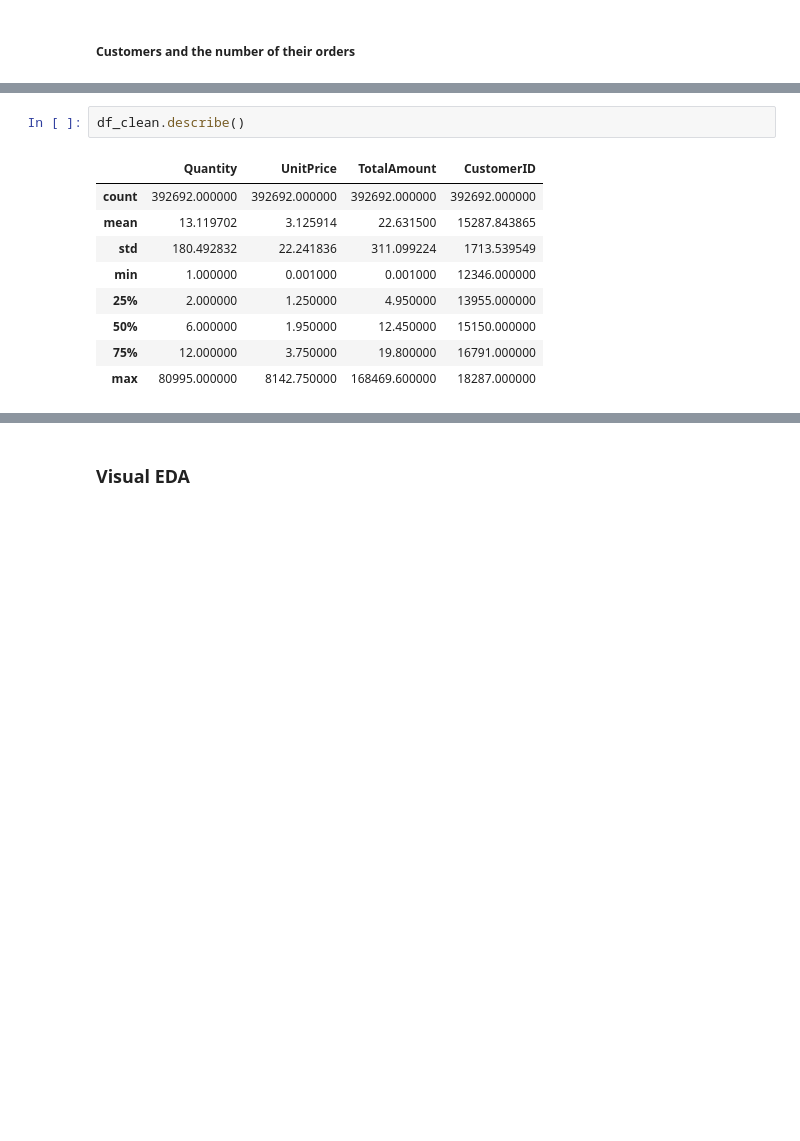
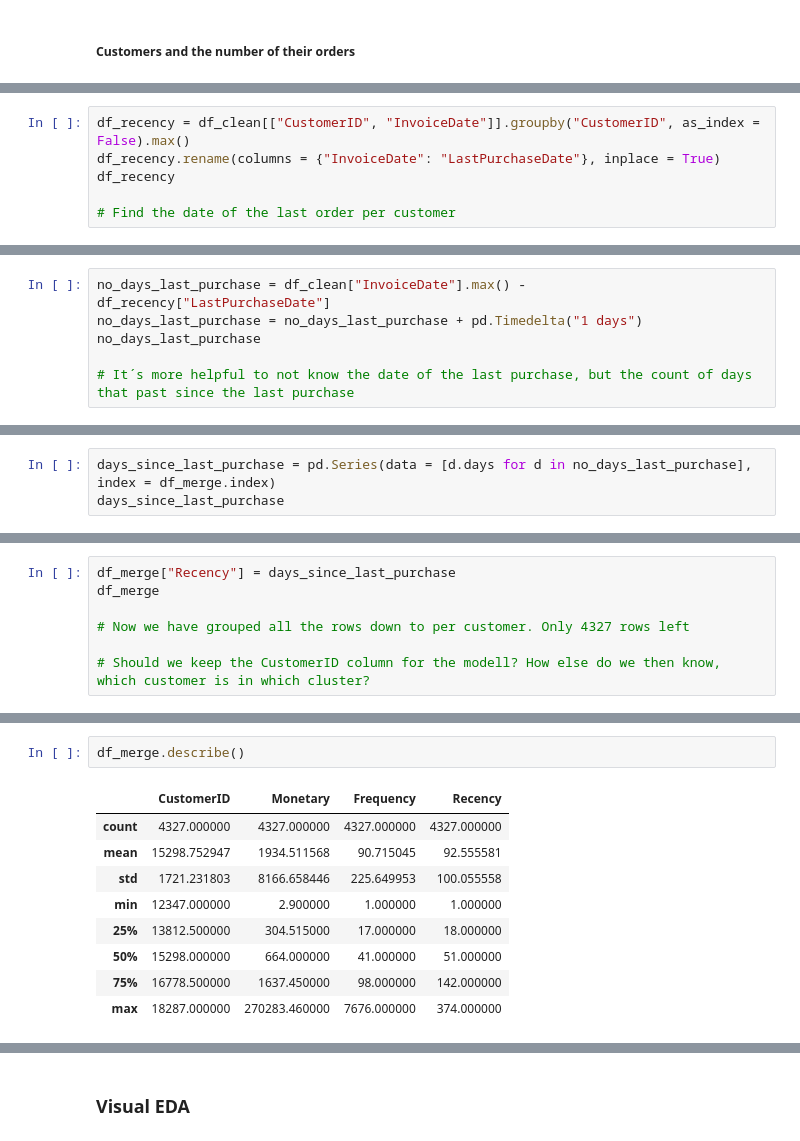
Before and after one commit to JuliaIron/Final_Project_Customer_Clustering, a Jupyter notebook: Notebook_Customer_Clustering.ipynb, the cells around one changed output, grey strips where cells are left out. Cells and saved outputs as stored; diff of their text form; blank space fills up the shorter version.

```diff
--- a/Notebook_Customer_Clustering.ipynb
+++ b/Notebook_Customer_Clustering.ipynb
@@ -344,0 +489,6 @@ df_purchases.head()
+# %%
+df_recency = df_clean[["CustomerID", "InvoiceDate"]].groupby("CustomerID", as_index = False).max()
+df_recency.rename(columns = {"InvoiceDate": "LastPurchaseDate"}, inplace = True)
+df_recency
+
+# Find the date of the last order per customer
@@ -344,0 +509,6 @@ df_purchases.head()
+# %%
+no_days_last_purchase = df_clean["InvoiceDate"].max() - df_recency["LastPurchaseDate"]
+no_days_last_purchase = no_days_last_purchase + pd.Timedelta("1 days")
+no_days_last_purchase
+
+# It´s more helpful to not know the date of the last purchase, but the count of days that past since the last purchase
@@ -344,0 +528,3 @@ df_purchases.head()
+# %%
+days_since_last_purchase = pd.Series(data = [d.days for d in no_days_last_purchase], index = df_merge.index)
+days_since_last_purchase
@@ -344,0 +544,7 @@ df_purchases.head()
+# %%
+df_merge["Recency"] = days_since_last_purchase
+df_merge
+
+# Now we have grouped all the rows down to per customer. Only 4327 rows left
+
+# Should we keep the CustomerID column for the modell? How else do we then know, which customer is in which cluster?
@@ -345,12 +565,12 @@ df_purchases.head()
 # %%
-df_clean.describe()
+df_merge.describe()
 # %% [output]
-|  | Quantity | UnitPrice | TotalAmount | CustomerID |
-| count | 392692.000000 | 392692.000000 | 392692.000000 | 392692.000000 |
-| mean | 13.119702 | 3.125914 | 22.631500 | 15287.843865 |
-| std | 180.492832 | 22.241836 | 311.099224 | 1713.539549 |
-| min | 1.000000 | 0.001000 | 0.001000 | 12346.000000 |
-| 25% | 2.000000 | 1.250000 | 4.950000 | 13955.000000 |
-| 50% | 6.000000 | 1.950000 | 12.450000 | 15150.000000 |
-| 75% | 12.000000 | 3.750000 | 19.800000 | 16791.000000 |
-| max | 80995.000000 | 8142.750000 | 168469.600000 | 18287.000000 |
+|  | CustomerID | Monetary | Frequency | Recency |
+| count | 4327.000000 | 4327.000000 | 4327.000000 | 4327.000000 |
+| mean | 15298.752947 | 1934.511568 | 90.715045 | 92.555581 |
+| std | 1721.231803 | 8166.658446 | 225.649953 | 100.055558 |
+| min | 12347.000000 | 2.900000 | 1.000000 | 1.000000 |
+| 25% | 13812.500000 | 304.515000 | 17.000000 | 18.000000 |
+| 50% | 15298.000000 | 664.000000 | 41.000000 | 51.000000 |
+| 75% | 16778.500000 | 1637.450000 | 98.000000 | 142.000000 |
+| max | 18287.000000 | 270283.460000 | 7676.000000 | 374.000000 |
```
Also changed, not shown: parts of 38 cells of this notebook.
